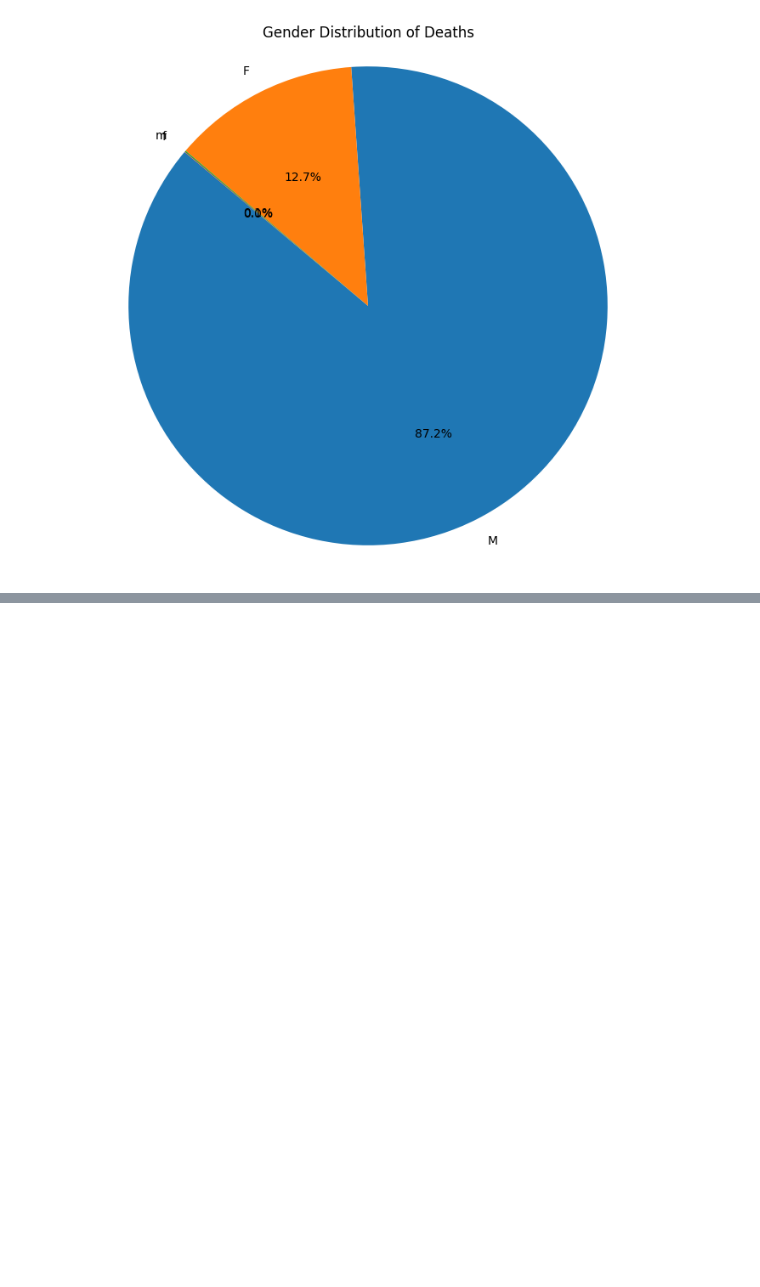
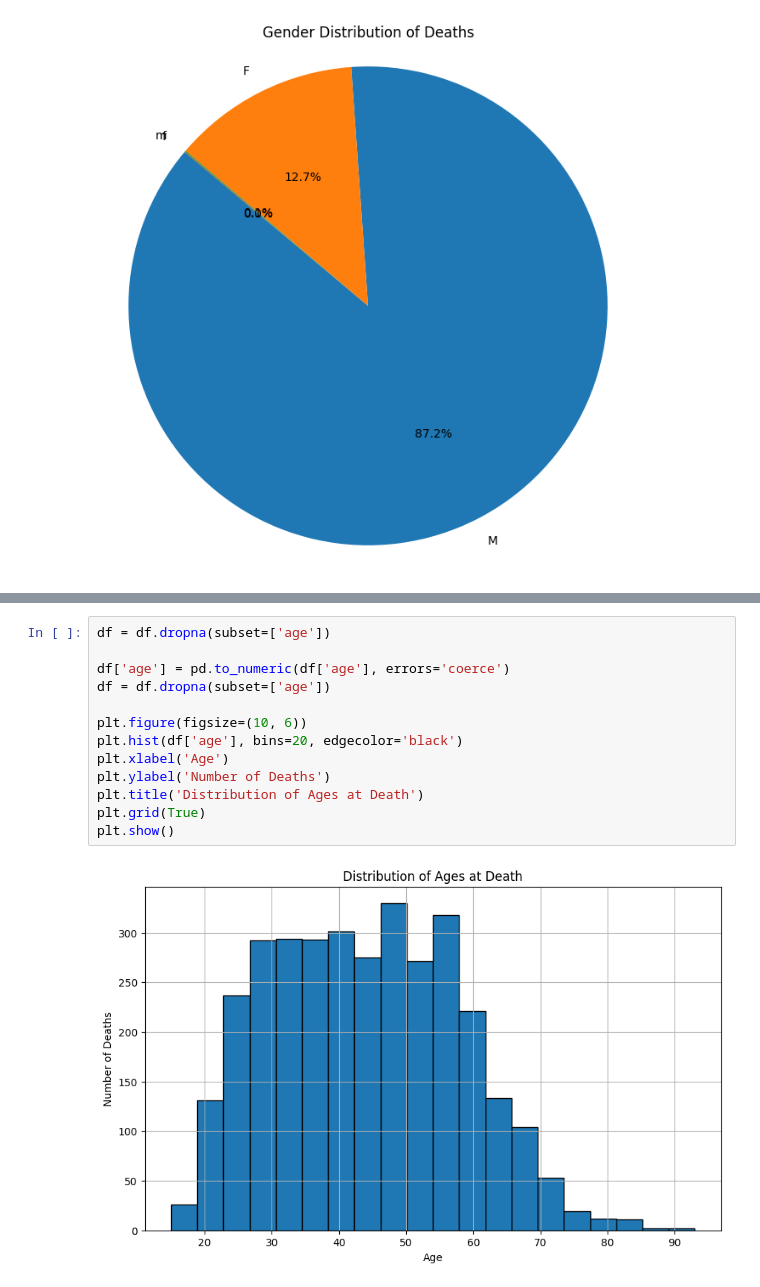
Before and after one commit to ndesai123/dgt-hum-140, a Jupyter notebook: Project.ipynb, the cells around one changed output, grey strips where cells are left out. Drawn from its saved outputs; the diff is of its cells as text; blank space fills up the shorter version.

Commit message:
more charts added

```diff
--- a/Project.ipynb
+++ b/Project.ipynb
@@ -42,0 +67,15 @@ plt.show()
+# %%
+df = df.dropna(subset=['age'])
+
+df['age'] = pd.to_numeric(df['age'], errors='coerce')
+df = df.dropna(subset=['age'])
+
+plt.figure(figsize=(10, 6))
+plt.hist(df['age'], bins=20, edgecolor='black')
+plt.xlabel('Age')
+plt.ylabel('Number of Deaths')
+plt.title('Distribution of Ages at Death')
+plt.grid(True)
+plt.show()
+# %% [output]
+[figure, added]
```
Also changed, not shown: parts of 2 cells of this notebook.
